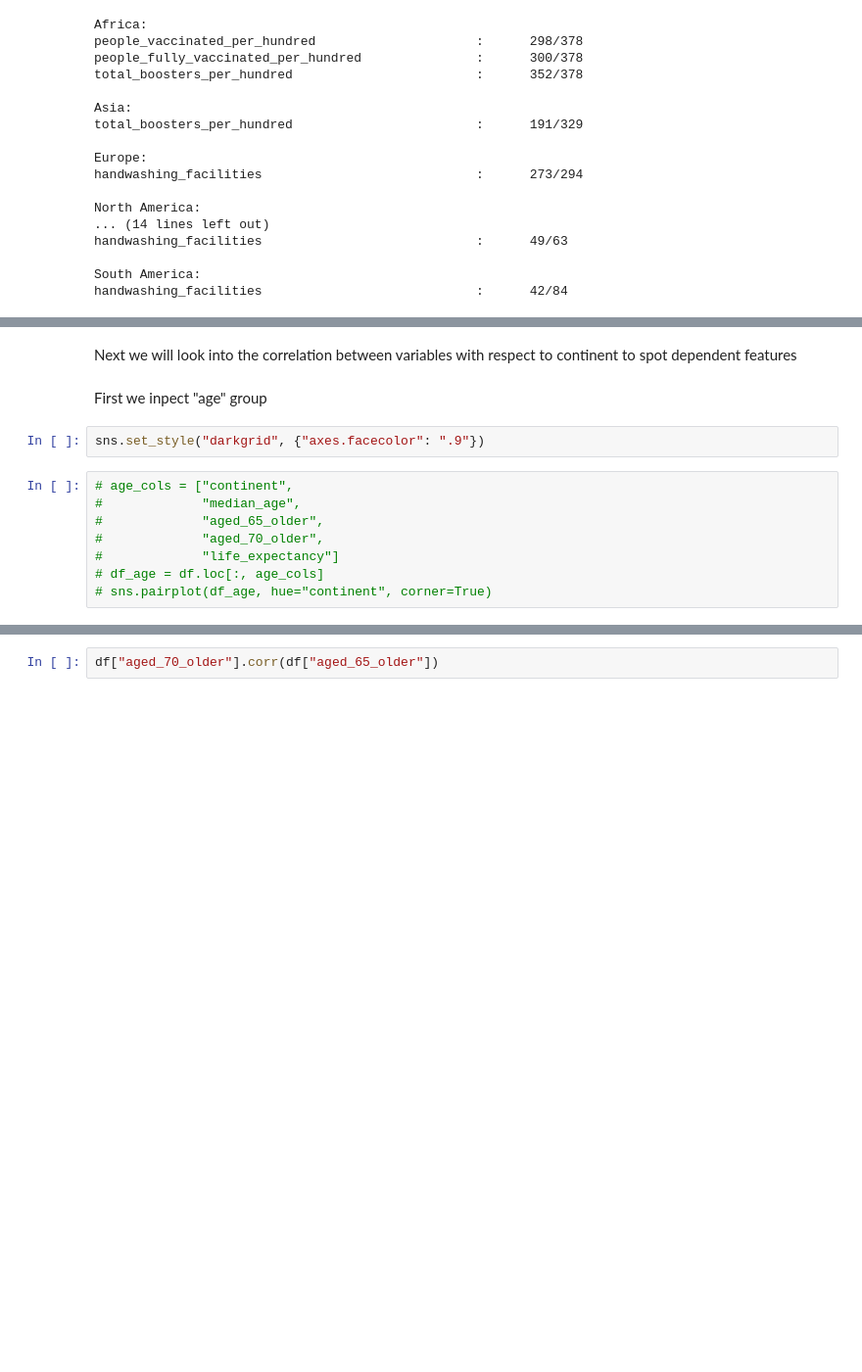
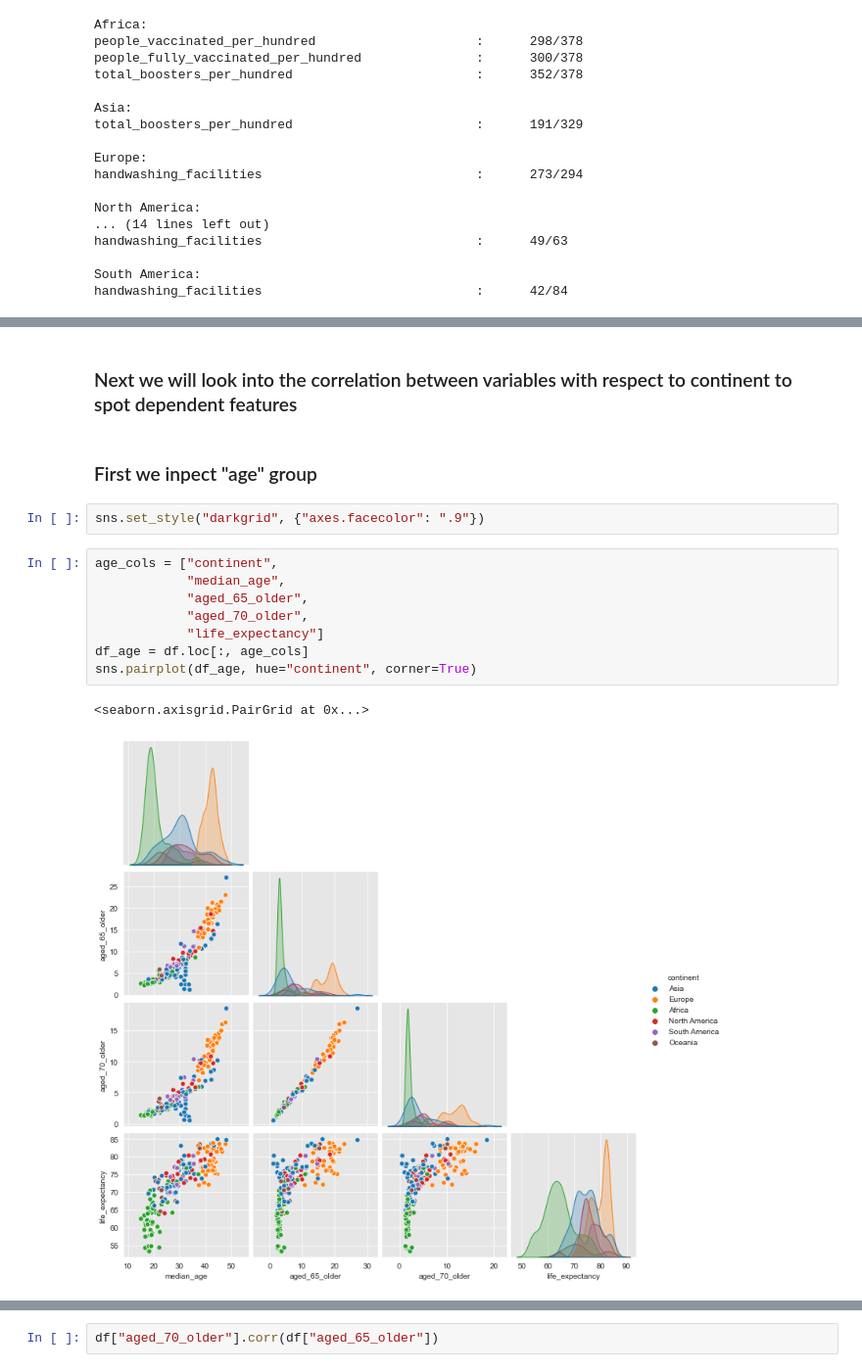
Before and after one commit to Ashimory/regression, a Jupyter notebook: regression.ipynb, the cells around one changed output, grey strips where cells are left out. Shown at 98% size. Drawn from its saved outputs; the diff is of its cells as text; blank space fills up the shorter version.

```diff
--- a/regression.ipynb
+++ b/regression.ipynb
@@ -87,14 +106,17 @@ Index(['iso_code', 'continent', 'new_cases_per_million',
 # %% [markdown]
-Next we will look into the correlation between variables with respect to continent to spot dependent features
+### Next we will look into the correlation between variables with respect to continent to spot dependent features
 # %% [markdown]
-First we inpect "age" group
+### First we inpect "age" group
 # %%
 sns.set_style("darkgrid", {"axes.facecolor": ".9"})
 # %%
-# age_cols = ["continent",
-#             "median_age",
-#             "aged_65_older",
-#             "aged_70_older",
-#             "life_expectancy"]
-# df_age = df.loc[:, age_cols]
-# sns.pairplot(df_age, hue="continent", corner=True)
+age_cols = ["continent",
+            "median_age",
+            "aged_65_older",
+            "aged_70_older",
+            "life_expectancy"]
+df_age = df.loc[:, age_cols]
+sns.pairplot(df_age, hue="continent", corner=True)
+# %% [output]
+<seaborn.axisgrid.PairGrid at 0x...>
+[figure, added]
```
Also changed, not shown: parts of 111 cells of this notebook, 3 other files.
